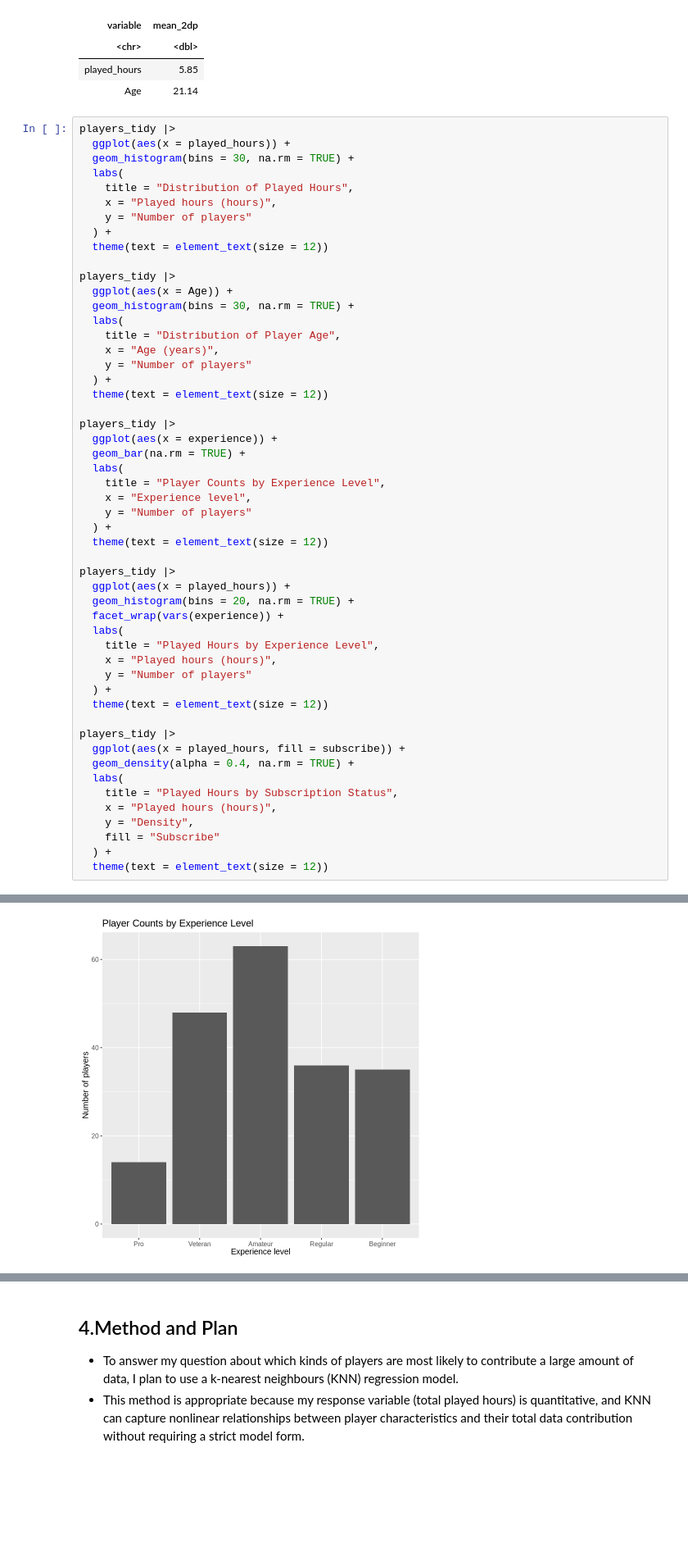
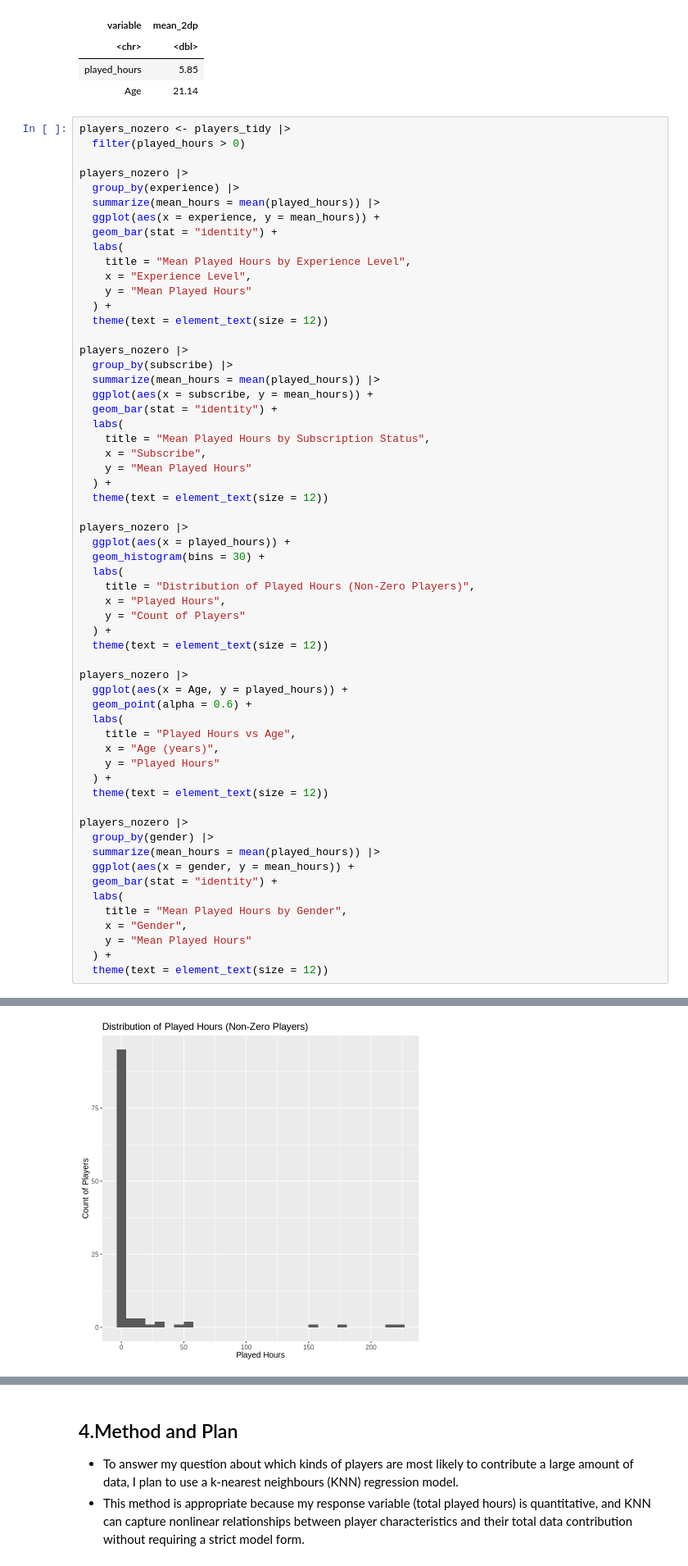
Before and after one commit to burgerchae/DSCI100-Project-Individual-, a Jupyter notebook: Individual Plan.ipynb, the cells around one changed output, grey strips where cells are left out. Shown at 82% size. Drawn from its saved outputs; the diff is of its cells as text; blank space fills up the shorter version.

```diff
--- a/Individual Plan.ipynb
+++ b/Individual Plan.ipynb
@@ -163,55 +199,62 @@ A tibble: 2 × 2
 | played_hours | 5.85 |
 | Age | 21.14 |
 # %%
-players_tidy |>
-  ggplot(aes(x = played_hours)) +
-  geom_histogram(bins = 30, na.rm = TRUE) +
+players_nozero <- players_tidy |>
+  filter(played_hours > 0)
+
+players_nozero |>
+  group_by(experience) |>
+  summarize(mean_hours = mean(played_hours)) |>
+  ggplot(aes(x = experience, y = mean_hours)) +
+  geom_bar(stat = "identity") +
   labs(
-    title = "Distribution of Played Hours",
-    x = "Played hours (hours)",
-    y = "Number of players"
+    title = "Mean Played Hours by Experience Level",
+    x = "Experience Level",
+    y = "Mean Played Hours"
   ) +
   theme(text = element_text(size = 12))
 
-players_tidy |>
-  ggplot(aes(x = Age)) +
-  geom_histogram(bins = 30, na.rm = TRUE) +
+players_nozero |>
+  group_by(subscribe) |>
+  summarize(mean_hours = mean(played_hours)) |>
+  ggplot(aes(x = subscribe, y = mean_hours)) +
+  geom_bar(stat = "identity") +
   labs(
-    title = "Distribution of Player Age",
-    x = "Age (years)",
-    y = "Number of players"
+    title = "Mean Played Hours by Subscription Status",
+    x = "Subscribe",
+    y = "Mean Played Hours"
   ) +
   theme(text = element_text(size = 12))
 
-players_tidy |>
-  ggplot(aes(x = experience)) +
-  geom_bar(na.rm = TRUE) +
+players_nozero |>
+  ggplot(aes(x = played_hours)) +
+  geom_histogram(bins = 30) +
   labs(
-    title = "Player Counts by Experience Level",
-    x = "Experience level",
-    y = "Number of players"
+    title = "Distribution of Played Hours (Non-Zero Players)",
+    x = "Played Hours",
+    y = "Count of Players"
   ) +
   theme(text = element_text(size = 12))
 
-players_tidy |>
-  ggplot(aes(x = played_hours)) +
-  geom_histogram(bins = 20, na.rm = TRUE) +
-  facet_wrap(vars(experience)) +
+players_nozero |>
+  ggplot(aes(x = Age, y = played_hours)) +
+  geom_point(alpha = 0.6) +
   labs(
-    title = "Played Hours by Experience Level",
-    x = "Played hours (hours)",
-    y = "Number of players"
+    title = "Played Hours vs Age",
+    x = "Age (years)",
+    y = "Played Hours"
   ) +
   theme(text = element_text(size = 12))
 
-players_tidy |>
-  ggplot(aes(x = played_hours, fill = subscribe)) +
-  geom_density(alpha = 0.4, na.rm = TRUE) +
+players_nozero |>
+  group_by(gender) |>
+  summarize(mean_hours = mean(played_hours)) |>
+  ggplot(aes(x = gender, y = mean_hours)) +
+  geom_bar(stat = "identity") +
   labs(
-    title = "Played Hours by Subscription Status",
-    x = "Played hours (hours)",
-    y = "Density",
-    fill = "Subscribe"
+    title = "Mean Played Hours by Gender",
+    x = "Gender",
+    y = "Mean Played Hours"
   ) +
   theme(text = element_text(size = 12))
 # %% [output]
@@ -220 +266 @@ players_tidy |>
-[figure, old version]
+[figure, new version]
```
Also changed, not shown: parts of 10 cells of this notebook.
